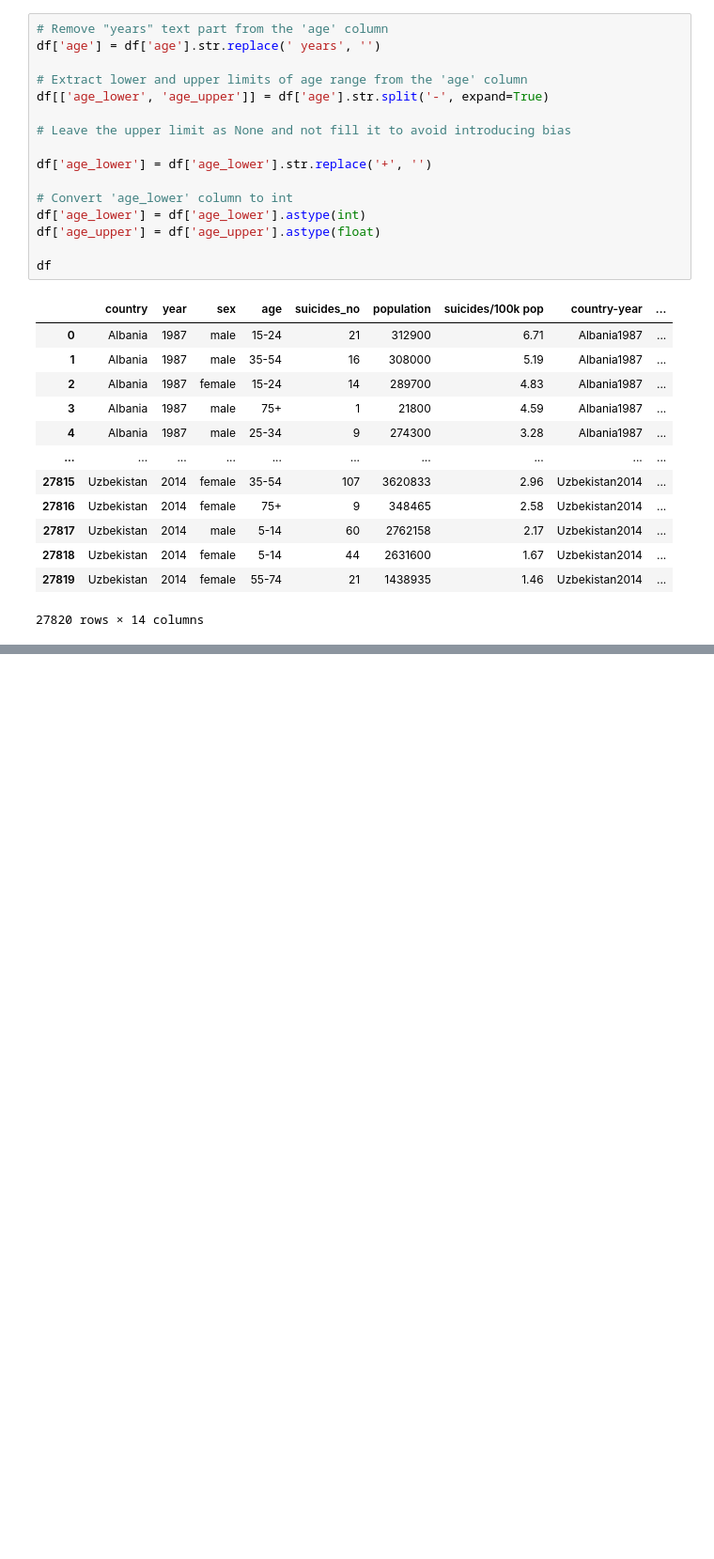
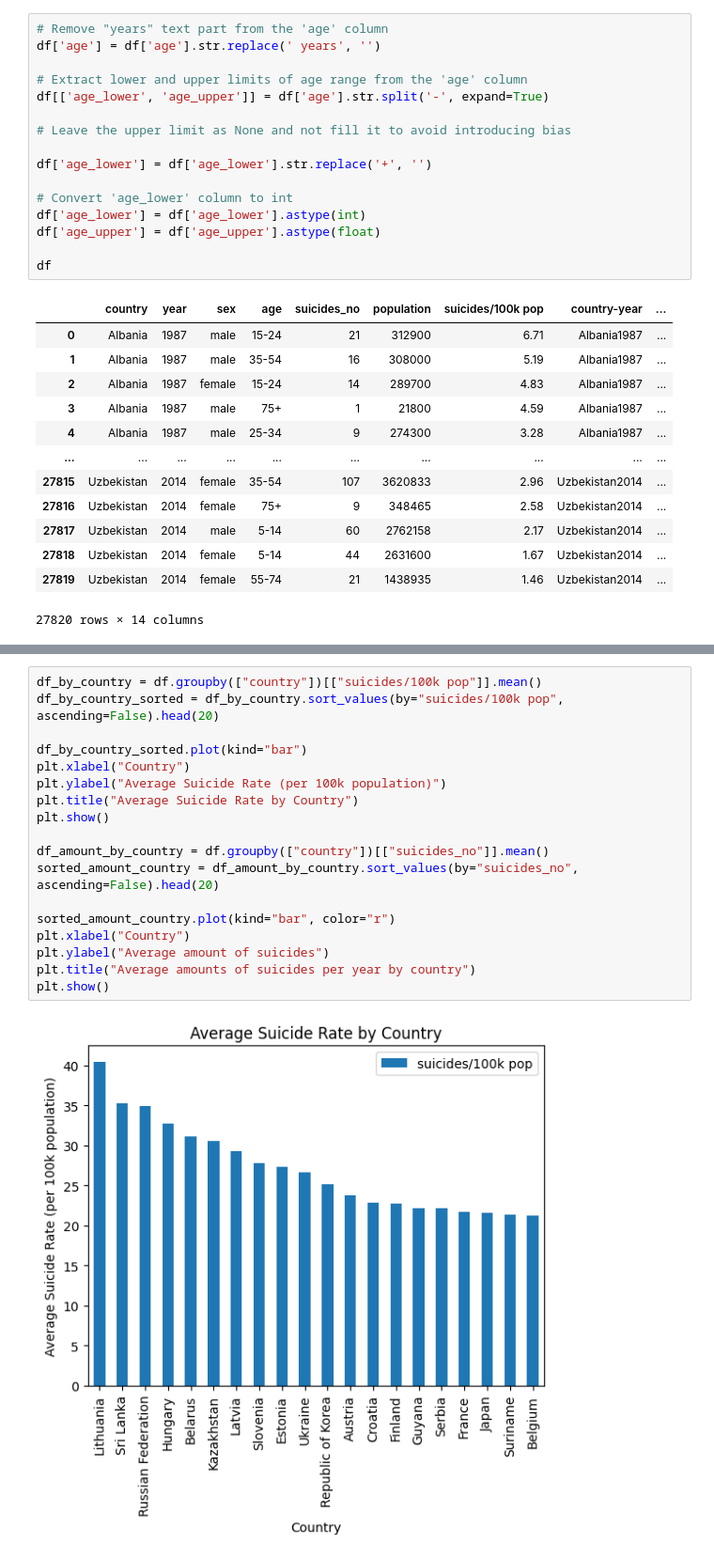
Before and after one commit to MeganeUme/inlam_pandas, a Jupyter notebook: inlam_vg.ipynb, the cells around one changed output, grey strips where cells are left out. Shown at 94% size. Cells and saved outputs as stored; diff of their text form; blank space fills up the shorter version.

Commit message:
Add Country comparisons

```diff
--- a/inlam_vg.ipynb
+++ b/inlam_vg.ipynb
@@ -171,0 +240,20 @@ plt.show()
+# %%
+df_by_country = df.groupby(["country"])[["suicides/100k pop"]].mean()
+df_by_country_sorted = df_by_country.sort_values(by="suicides/100k pop", ascending=False).head(20)
+
+df_by_country_sorted.plot(kind="bar")
+plt.xlabel("Country")
+plt.ylabel("Average Suicide Rate (per 100k population)")
+plt.title("Average Suicide Rate by Country")
+plt.show()
+
+df_amount_by_country = df.groupby(["country"])[["suicides_no"]].mean()
+sorted_amount_country = df_amount_by_country.sort_values(by="suicides_no", ascending=False).head(20)
+
+sorted_amount_country.plot(kind="bar", color="r")
+plt.xlabel("Country")
+plt.ylabel("Average amount of suicides")
+plt.title("Average amounts of suicides per year by country")
+plt.show()
+# %% [output]
+[figure, added]
```
Also changed, not shown: parts of 7 cells of this notebook.
